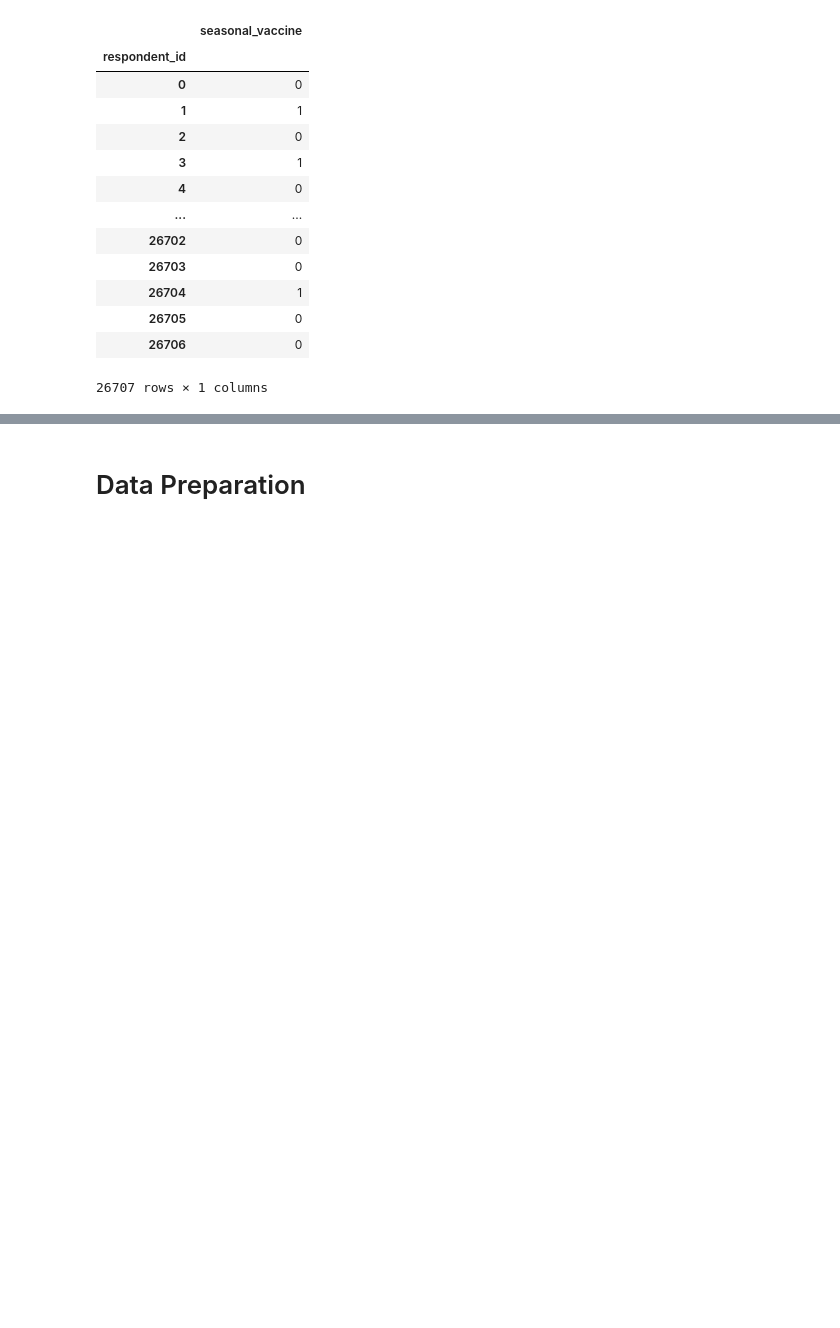
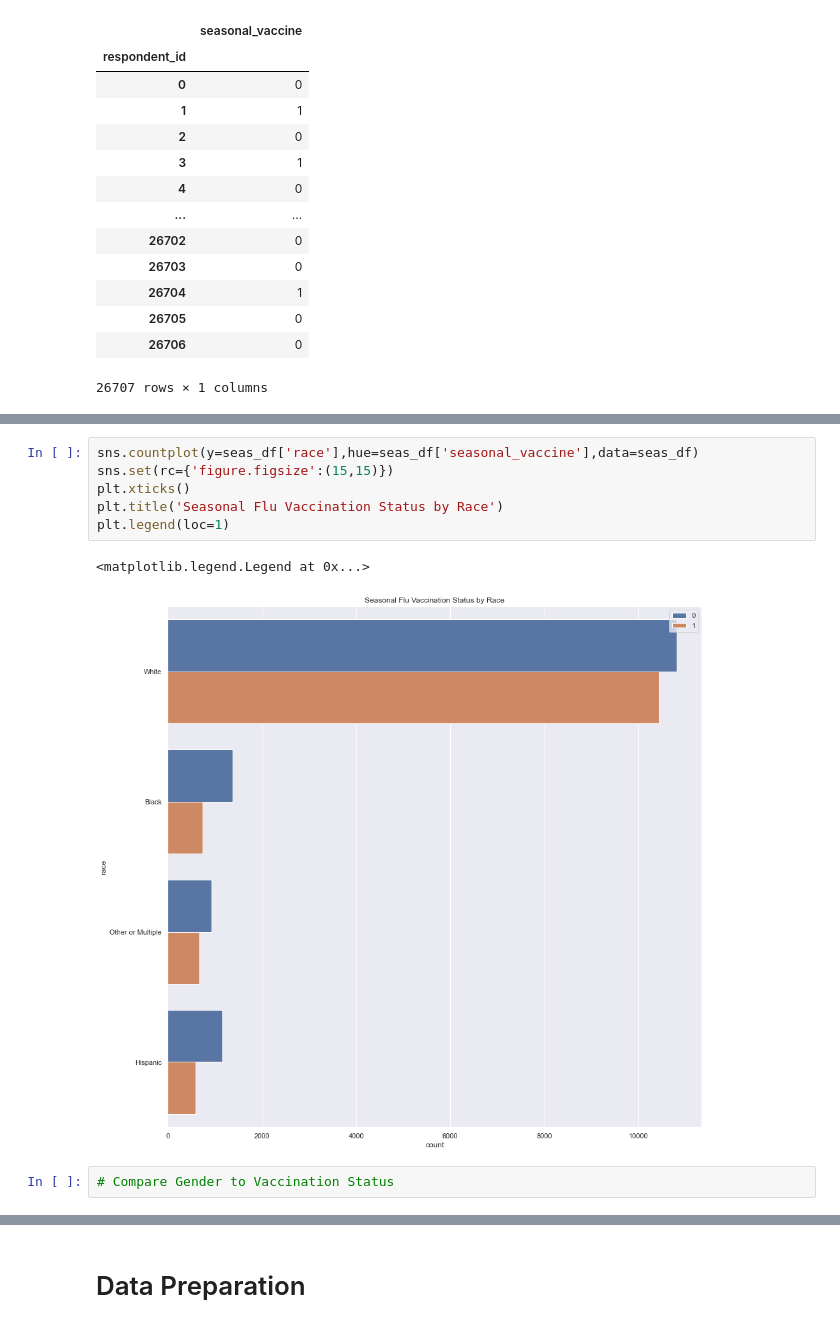
Before and after one commit to dragunat2016/CDCH1N1, a Jupyter notebook: index.ipynb, the cells around one changed output, grey strips where cells are left out. Cells and saved outputs as stored; diff of their text form; blank space fills up the shorter version.

```diff
--- a/index.ipynb
+++ b/index.ipynb
@@ -128,0 +159,11 @@ y
+# %%
+sns.countplot(y=seas_df['race'],hue=seas_df['seasonal_vaccine'],data=seas_df)
+sns.set(rc={'figure.figsize':(15,15)})
+plt.xticks()
+plt.title('Seasonal Flu Vaccination Status by Race')
+plt.legend(loc=1)
+# %% [output]
+<matplotlib.legend.Legend at 0x...>
+[figure, added]
+# %%
+# Compare Gender to Vaccination Status
```
Also changed, not shown: parts of 37 cells of this notebook.
